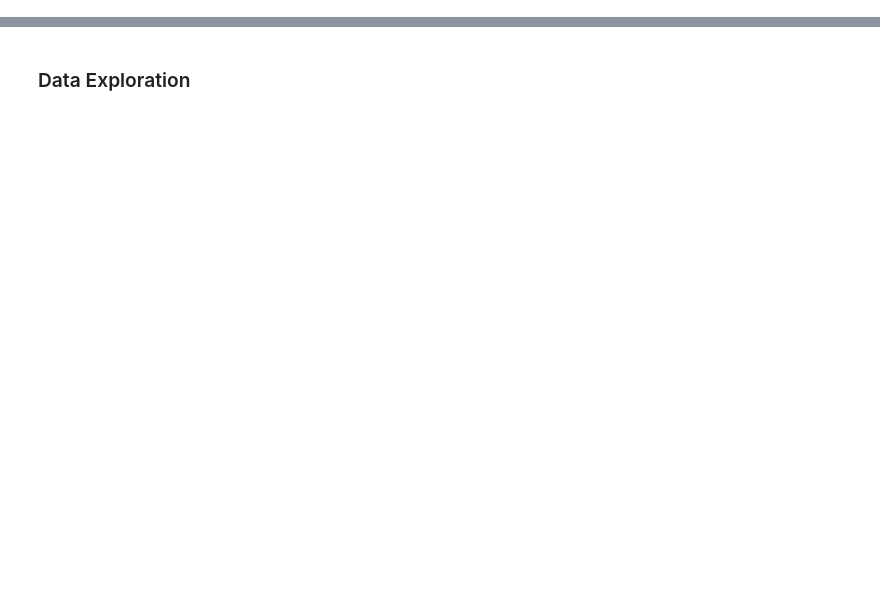
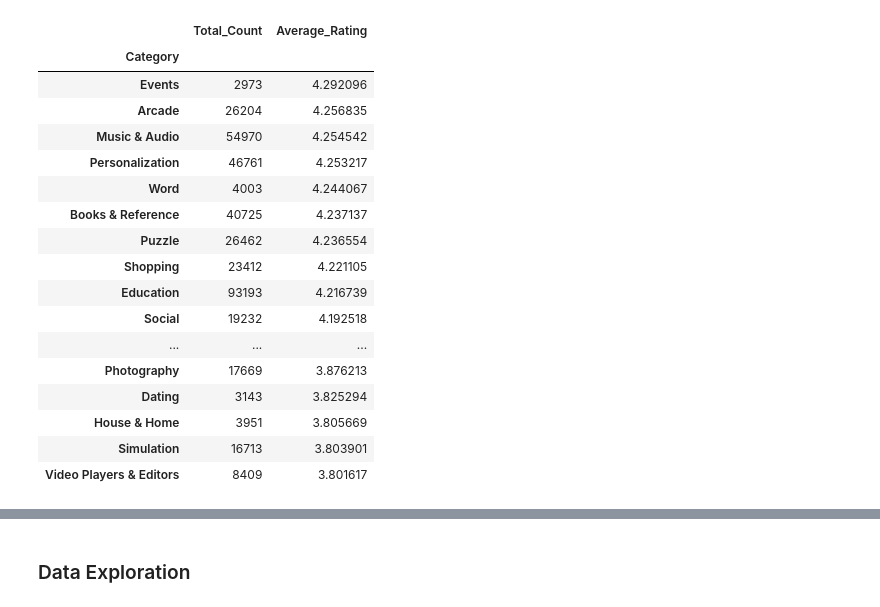
Before and after one commit to paul-trood/Portfolio-Mobile_app_recommendations, a Jupyter notebook: app_profile.ipynb, the cells around one changed output, grey strips where cells are left out. Cells and saved outputs as stored; diff of their text form; code cells hidden in the pictures; blank space fills up the shorter version.

```diff
--- a/app_profile.ipynb
+++ b/app_profile.ipynb
@@ -60,0 +164,25 @@ apple_raw_data = pd.read_csv("AppleStore.csv")
+# %%
+category_pivot_table = csv.pivot_table(index = "Category", aggfunc = {"Category" : "count", "Rating" : "mean"})
+category_pivot_table = category_pivot_table.rename(columns={"Category":"Total_Count", "Rating":"Average_Rating"})
+category_pivot_table = category_pivot_table.sort_values(by = "Average_Rating", ascending = False)
+# %%
+category_pivot_table
+# %% [output]
+|  | Total_Count | Average_Rating |
+| Category |  |  |
+| Events | 2973 | 4.292096 |
+| Arcade | 26204 | 4.256835 |
+| Music & Audio | 54970 | 4.254542 |
+| Personalization | 46761 | 4.253217 |
+| Word | 4003 | 4.244067 |
+| Books & Reference | 40725 | 4.237137 |
+| Puzzle | 26462 | 4.236554 |
+| Shopping | 23412 | 4.221105 |
+| Education | 93193 | 4.216739 |
+| Social | 19232 | 4.192518 |
+| ... | ... | ... |
+| Photography | 17669 | 3.876213 |
+| Dating | 3143 | 3.825294 |
+| House & Home | 3951 | 3.805669 |
+| Simulation | 16713 | 3.803901 |
+| Video Players & Editors | 8409 | 3.801617 |
```
Also changed, not shown: parts of 103 cells of this notebook.
